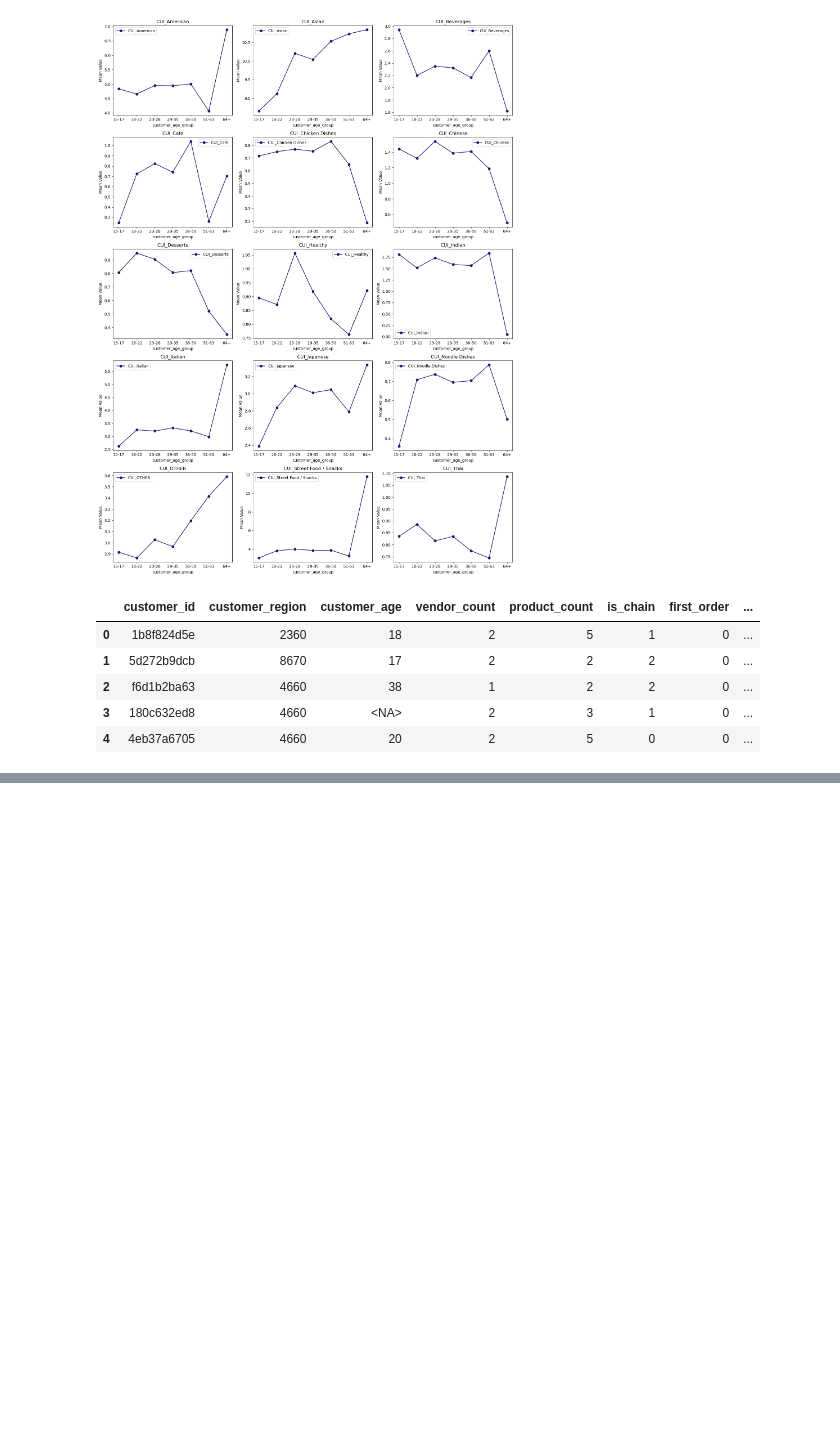
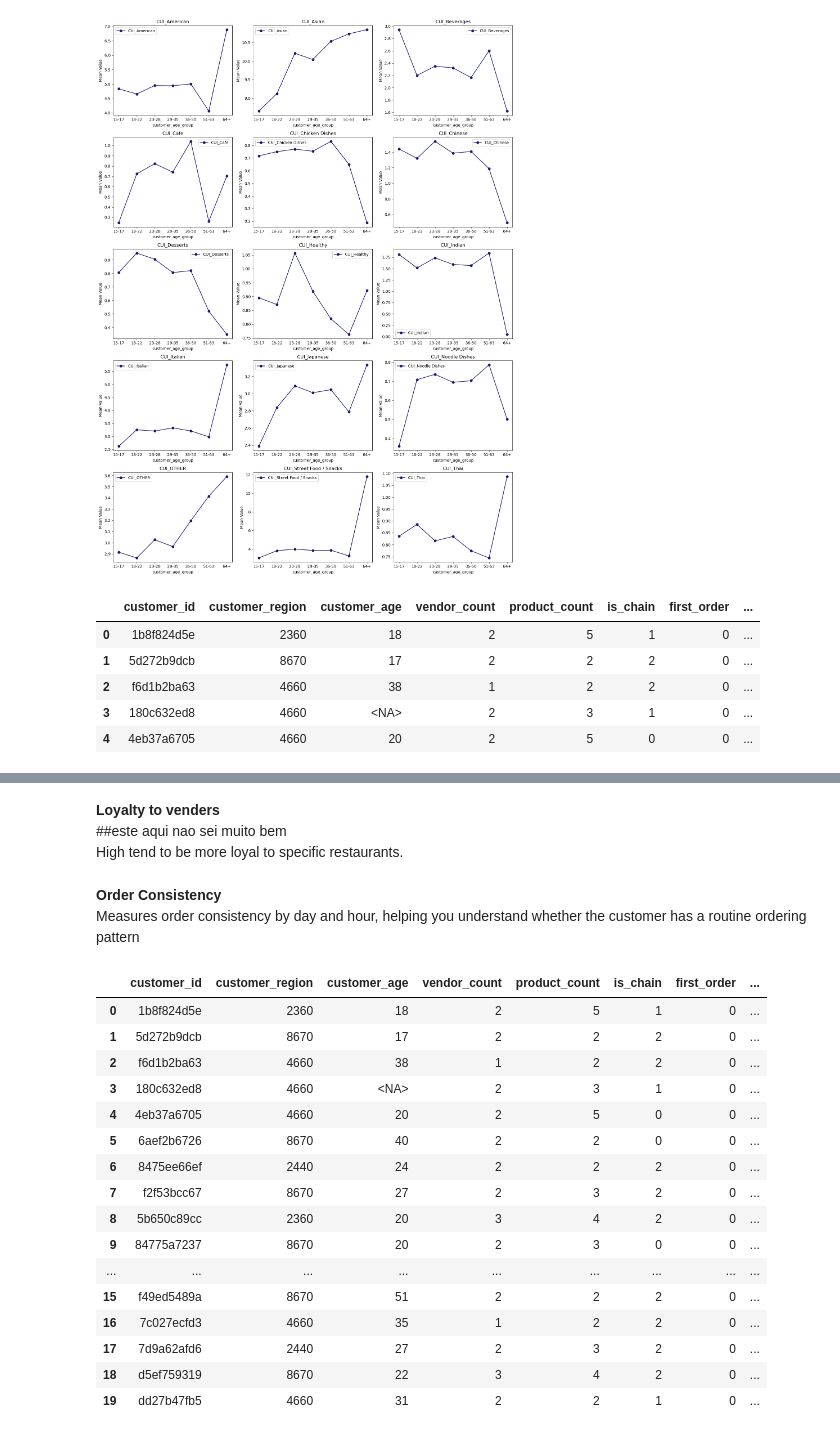
Before and after one commit to Gomsofi06/Data_Mining_NOVAIMS, a Jupyter notebook: src/DM2425_Part1_19.ipynb, the cells around one changed output, grey strips where cells are left out. Cells and saved outputs as stored; diff of their text form; code cells hidden in the pictures; blank space fills up the shorter version.

```diff
--- a/src/DM2425_Part1_19.ipynb
+++ b/src/DM2425_Part1_19.ipynb
@@ -716,0 +805,10 @@ df.head()   # final dataset, just added the age group column at the end so far I
+# %%
+df['culinary_variety'] = df[cuisine].gt(0).sum(axis=1)
+
+#df[cuisine_columns].gt(0): Este método retorna um DataFrame booleano onde True indica que houve um pedido (ou seja, o gasto é maior que zero) e False indica que não houve pedido (gasto é zero ou ausente).
+##usei o chatgpt
+
+
+###### n sei se preferem em percentagem ou em quantidade de variedades
+#total_cuisine = len(cuisine)
+#df['% culinary_variety'] = (df['Culinary_Variety'] / total_cuisines) * 100
@@ -716,0 +818,33 @@ df.head()   # final dataset, just added the age group column at the end so far I
+# %%
+df['chain_preference'] = df['is_chain'] / df[dows].sum(axis=1).replace(0, pd.NA)
+# %% [markdown]
+**Loyalty to venders**
+##este aqui nao sei muito bem
+High tend to be more loyal to specific restaurants.
+# %%
+df['loyalty_to_venders'] = df[dows].sum(axis=1) / df['vendor_count'].replace(0, pd.NA)
+# %% [markdown]
+**Order Consistency**
+Measures order consistency by day and hour, helping you understand whether the customer has a routine ordering pattern
+# %%
+df['Order_Variability'] = df[dows + [f'HR_{hour}' for hour in range(24)] ].std(axis=1)
+# %%
+df.head(20)
+# %% [output]
+|  | customer_id | customer_region | customer_age | vendor_count | product_count | is_chain | first_order | ... |
+| 0 | 1b8f824d5e | 2360 | 18 | 2 | 5 | 1 | 0 | ... |
+| 1 | 5d272b9dcb | 8670 | 17 | 2 | 2 | 2 | 0 | ... |
+| 2 | f6d1b2ba63 | 4660 | 38 | 1 | 2 | 2 | 0 | ... |
+| 3 | 180c632ed8 | 4660 | <NA> | 2 | 3 | 1 | 0 | ... |
+| 4 | 4eb37a6705 | 4660 | 20 | 2 | 5 | 0 | 0 | ... |
+| 5 | 6aef2b6726 | 8670 | 40 | 2 | 2 | 0 | 0 | ... |
+| 6 | 8475ee66ef | 2440 | 24 | 2 | 2 | 2 | 0 | ... |
+| 7 | f2f53bcc67 | 8670 | 27 | 2 | 3 | 2 | 0 | ... |
+| 8 | 5b650c89cc | 2360 | 20 | 3 | 4 | 2 | 0 | ... |
+| 9 | 84775a7237 | 8670 | 20 | 2 | 3 | 0 | 0 | ... |
+| ... | ... | ... | ... | ... | ... | ... | ... | ... |
+| 15 | f49ed5489a | 8670 | 51 | 2 | 2 | 2 | 0 | ... |
+| 16 | 7c027ecfd3 | 4660 | 35 | 1 | 2 | 2 | 0 | ... |
+| 17 | 7d9a62afd6 | 2440 | 27 | 2 | 3 | 2 | 0 | ... |
+| 18 | d5ef759319 | 8670 | 22 | 3 | 4 | 2 | 0 | ... |
+| 19 | dd27b47fb5 | 4660 | 31 | 2 | 2 | 1 | 0 | ... |
```
Also changed, not shown: parts of 23 cells of this notebook.
